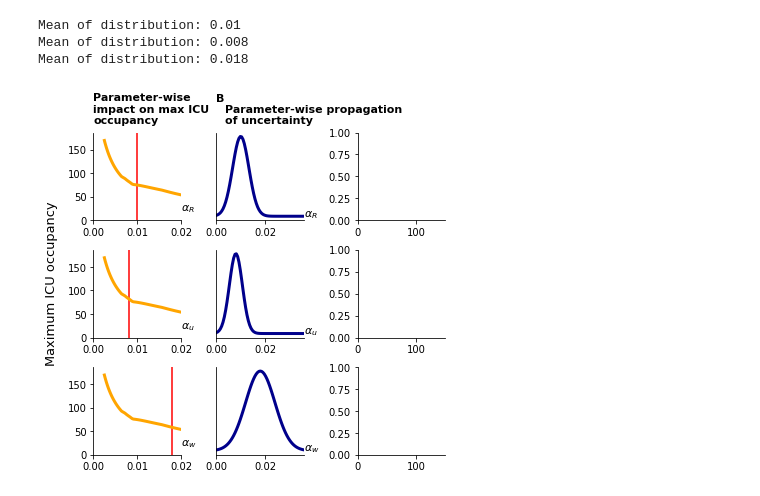
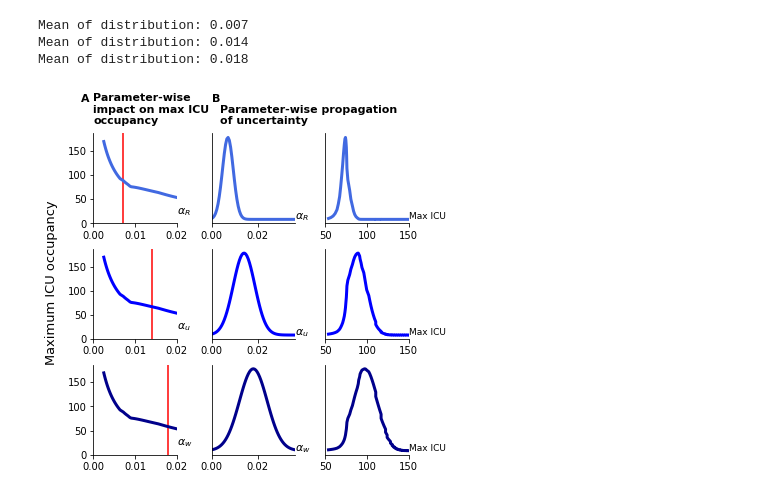
Before and after one commit to Priesemann-Group/covid19_winter_dilemma, a Jupyter notebook: notebooks/Sweep.ipynb, the cells around one changed output. Cells and saved outputs as stored; diff of their text form; code cells hidden in the pictures.

```diff
--- a/notebooks/Sweep.ipynb
+++ b/notebooks/Sweep.ipynb
@@ -28,16 +28,16 @@ for i in [ax1,ax2,ax3,ax4,ax5,ax6,ax7,ax8,ax9]:
     i.spines['right'].set_visible(False)
 
 c = {
-    'low':'green', 'mid':'orange', 'high':'red', 'free':'blue',
+    'low':'royalblue', 'mid':'blue', 'high':'darkblue', 'free':'blue',
     'line':'gray', 'ICUcap':'#FFAAAA'}
 tmp = [c['low'],c['mid'],c['high']]
 
 ax1.set_xlim(0, alphas[0])
 ax2.set_xlim(0, parametros.params['alpha_w']*2)
-ax3.set_xlim(0,150)
+ax3.set_xlim(50,150)
 
 
-#ax1.text(-.15,1.35,'A', size=11, weight='bold', color='black', transform=ax1.transAxes)
+ax1.text(-.15,1.35,'A', size=11, weight='bold', color='black', transform=ax1.transAxes)
 ax2.text(0,1.35,'B', size=11, weight='bold', color='black', transform=ax2.transAxes)
 
 fig.text(0,1.1,'Parameter-wise\nimpact on max ICU\noccupancy', size=11, weight='bold', color='black', transform=ax1.transAxes)
@@ -52,6 +52,10 @@ ax7.text(0.02,20, '$α_w$', size=11)
 ax2.text(2*parametros.params['alpha_w'],0, '$α_R$', size=11)
 ax5.text(2*parametros.params['alpha_w'],0, '$α_u$', size=11)
 ax8.text(2*parametros.params['alpha_w'],0, '$α_w$', size=11)
+
+ax3.text(150,0, 'Max ICU', size=9)
+ax6.text(150,0, 'Max ICU', size=9)
+ax9.text(150,0, 'Max ICU', size=9)
 
 #DATA
 sweep=[]
@@ -64,38 +68,40 @@ for alph in alphas:
         mr=pickle.load(alphaR)
         sweep.append(alph)
         icu_r.append(np.max(mr.chopped_data()[:,7]))
 
 for alph in alphas:
     with open(f"../datamodelruns/alpha_r/sweep/alphaR={alph}.pickle", "rb") as alphaU:
         mu=pickle.load(alphaU)
         icu_u.append(np.max(mu.chopped_data()[:,7]))
 
 for alph in alphas:
     with open(f"../datamodelruns/alpha_r/sweep/alphaR={alph}.pickle", "rb") as alphaW:
         mw=pickle.load(alphaW)
         icu_w.append(np.max(mw.chopped_data()[:,7]))
 
 for idx,i in enumerate([[ax1,'alpha_R', icu_r], [ax4,'alpha_u', icu_u], [ax7,'alpha_w', icu_w]]):
-    i[0].plot(np.array(sweep),i[2], linewidth=3, color=tmp[1])
+    i[0].plot(np.array(sweep),i[2], linewidth=3, color=tmp[idx])
 
-    i[0].set_ylim(0,np.max(maxicu)*1.1)
+    i[0].set_ylim(0,np.max(i[2])*1.1)
     alphar_default = parametros.params[i[1]]
-    i[0].vlines(alphar_default, 0, np.max(maxicu)*1.1, color='red')
+    i[0].vlines(alphar_default, 0, np.max(i[2])*1.1, color='red')
 
 
 
 #Second Column
 x=np.linspace(0,3*parametros.params['alpha_w'],100)
 
-for idx,i in enumerate([[ax2,'alpha_R'], [ax5,'alpha_u'], [ax8,'alpha_w']]):
+for idx,i in enumerate([[ax2,'alpha_R', ax3, icu_r], [ax5,'alpha_u', ax6, icu_u], [ax8,'alpha_w', ax9, icu_w]]):
     mean = parametros.params[i[1]]
     print('Mean of distribution:', mean)
     sigma = mean/3
     probdensity = 1/np.sqrt(2*np.pi*sigma**2)*np.exp(-(x-mean)**2/(2*sigma**2))
-    i[0].plot(x,probdensity, linewidth=3, color='darkblue')
+    i[0].plot(x,probdensity, linewidth=3, color=tmp[idx])
     i[0].set_yticks([])
+    i[2].set_yticks([])
+    i[2].plot(i[3],probdensity, linewidth=3, color=tmp[idx])
 # %% [output]
-Mean of distribution: 0.01
-Mean of distribution: 0.008
+Mean of distribution: 0.007
+Mean of distribution: 0.014
 Mean of distribution: 0.018
-[figure, old version]
+[figure, new version]
```
Also changed, not shown: 10 other files.
